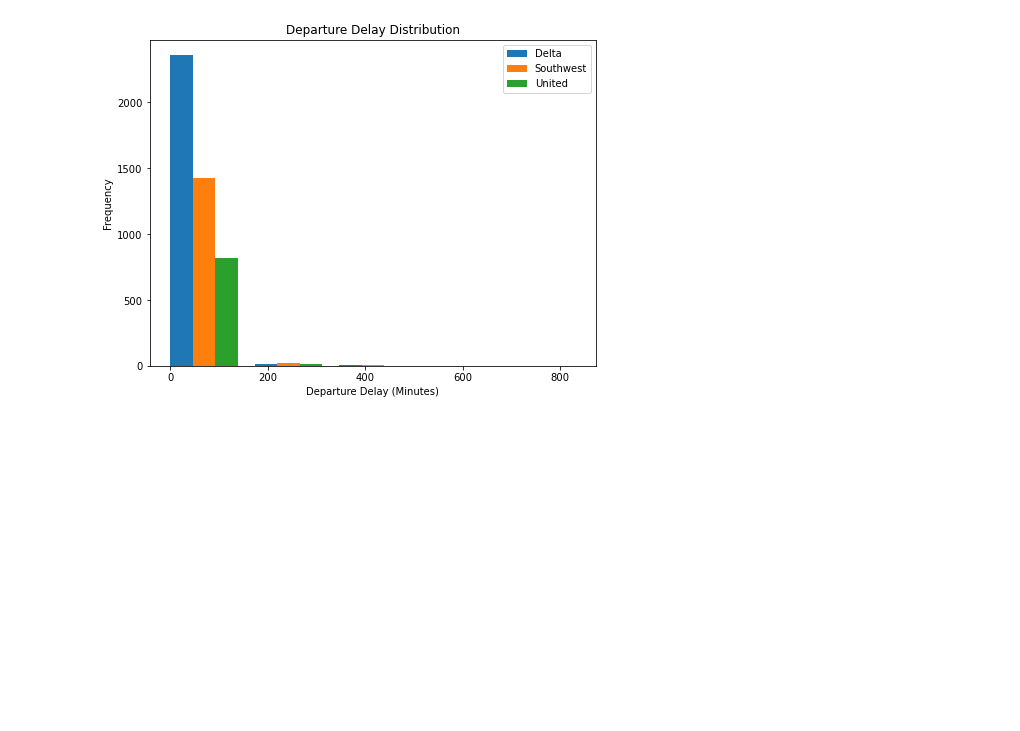
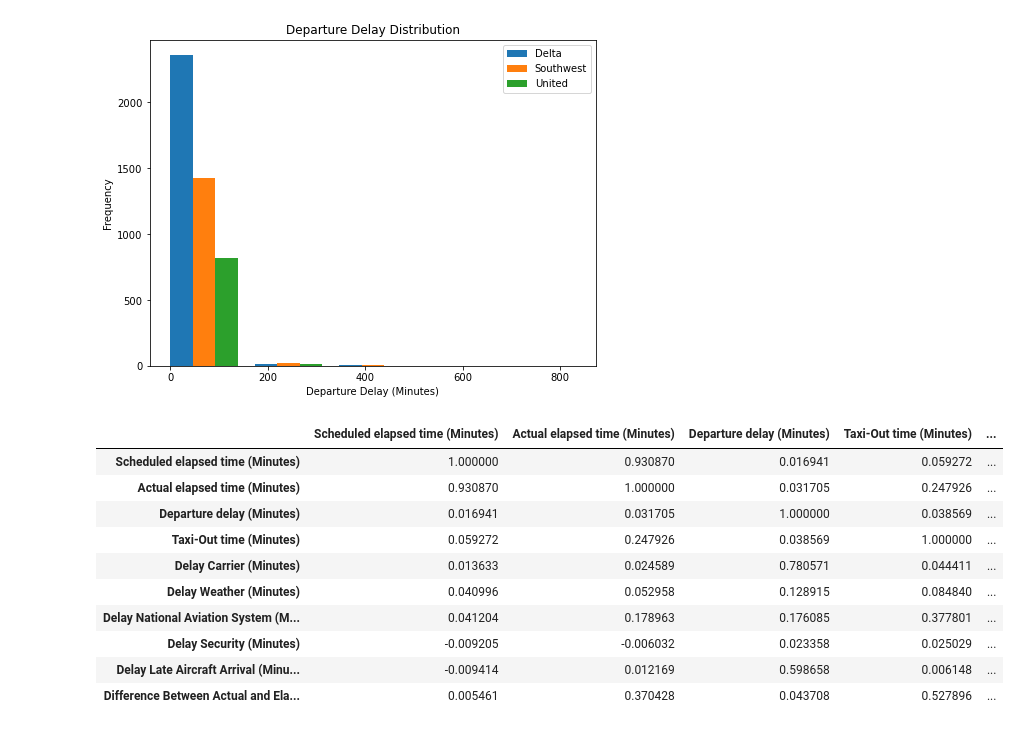
Before and after one commit to rachit0907/FlightPredictions, a Jupyter notebook: current.ipynb, the cells around one changed output. Cells and saved outputs as stored; diff of their text form; code cells hidden in the pictures; blank space fills up the shorter version.

```diff
--- a/current.ipynb
+++ b/current.ipynb
@@ -237,3 +237,19 @@ plt.legend()
 plt.show()
 # %% [output]
 [figure]
+# %%
+dataframe_new_columns.columns
+dataframe_just_numbers_that_can_be_correlated = dataframe_new_columns.drop(columns=['Carrier Code', 'Date (MM/DD/YYYY)',  'Destination Airport','Flight Number', 'Tail Number','Scheduled departure time', 'Actual departure time','Wheels-off time' ])
+dataframe_just_numbers_that_can_be_correlated.corr()
+# %% [output]
+|  | Scheduled elapsed time (Minutes) | Actual elapsed time (Minutes) | Departure delay (Minutes) | Taxi-Out time (Minutes) | ... |
+| Scheduled elapsed time (Minutes) | 1.000000 | 0.930870 | 0.016941 | 0.059272 | ... |
+| Actual elapsed time (Minutes) | 0.930870 | 1.000000 | 0.031705 | 0.247926 | ... |
+| Departure delay (Minutes) | 0.016941 | 0.031705 | 1.000000 | 0.038569 | ... |
+| Taxi-Out time (Minutes) | 0.059272 | 0.247926 | 0.038569 | 1.000000 | ... |
+| Delay Carrier (Minutes) | 0.013633 | 0.024589 | 0.780571 | 0.044411 | ... |
+| Delay Weather (Minutes) | 0.040996 | 0.052958 | 0.128915 | 0.084840 | ... |
+| Delay National Aviation System (M... | 0.041204 | 0.178963 | 0.176085 | 0.377801 | ... |
+| Delay Security (Minutes) | -0.009205 | -0.006032 | 0.023358 | 0.025029 | ... |
+| Delay Late Aircraft Arrival (Minu... | -0.009414 | 0.012169 | 0.598658 | 0.006148 | ... |
+| Difference Between Actual and Ela... | 0.005461 | 0.370428 | 0.043708 | 0.527896 | ... |
```
Also changed, not shown: parts of 1 cell of this notebook.
